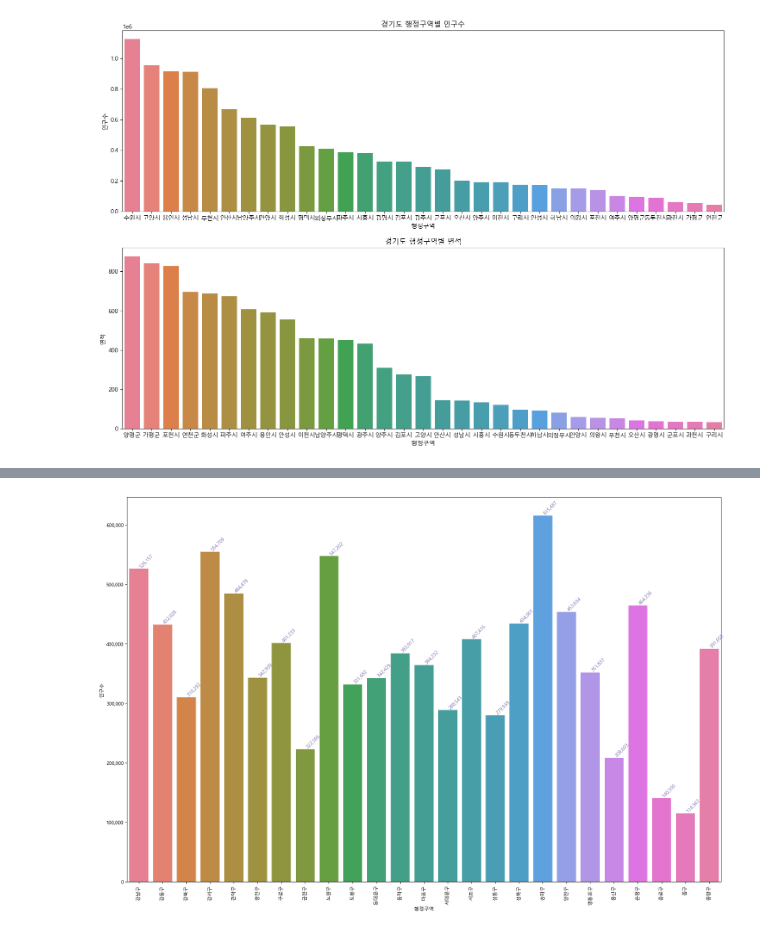
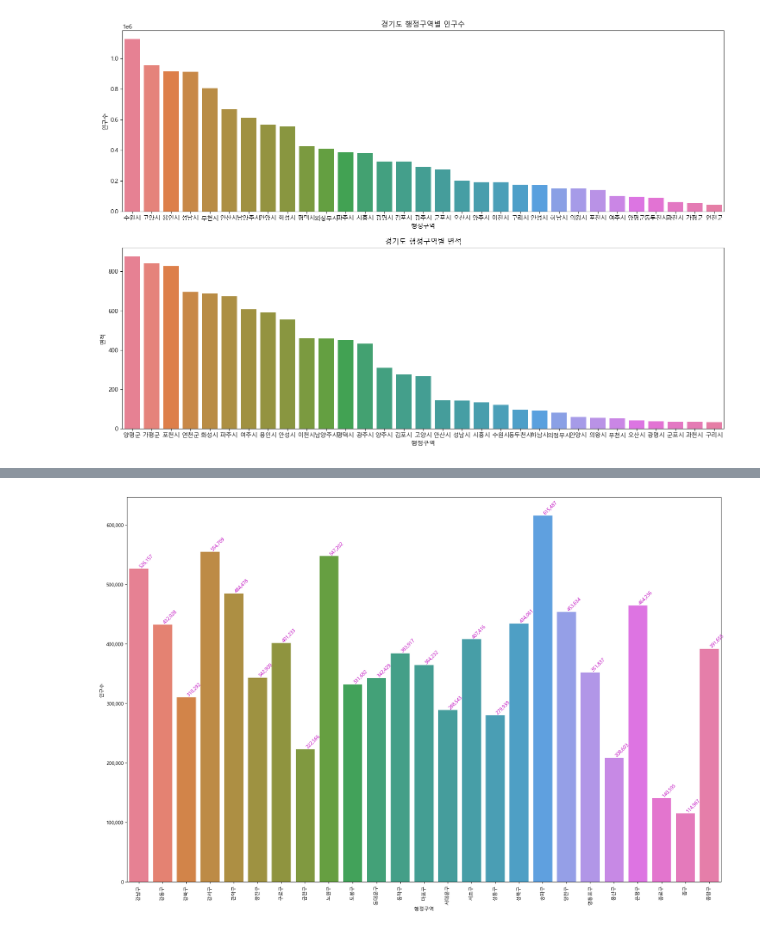
Before and after one commit to AhnHuiyun/Python_Webscraping_Analysis, a Jupyter notebook: 03-1.행정구역정보_분석과시각화.ipynb, the cells around one changed output, grey strips where cells are left out. Saved outputs shown, nothing was run; the diff lists cells and outputs as text; code cells hidden in the pictures.

```diff
--- a/03-1.행정구역정보_분석과시각화.ipynb
+++ b/03-1.행정구역정보_분석과시각화.ipynb
@@ -460,6 +527,7 @@ data.columns
 Index(['Unnamed: 0', '인구수', 'shortName', 'x', 'y', '면적', '광역시도', '행정구역'], dtype='object')
 # %%
 # 'Unnamed: 0' 컬럼명을 'seq' 로 변경한다. 원본 객체는 변경되지 않고 변경된 결과만 출력함
+data.rename(columns={'Unnamed: 0':'seq'}, inplace=False)
 # %% [output]
 |  | seq | 인구수 | shortName | x | y | 면적 | 광역시도 | 행정구역 |
 | 0 | 0 | 202520 | 강릉 | 11 | 4 | 1040.07 | 강원도 | 강릉시 |
@@ -476,3 +544,4 @@ Index(['Unnamed: 0', '인구수', 'shortName', 'x', 'y', '면적', '광역시도
 229 rows × 8 columns
 # %%
 #원본 객체가 변경되고 변경된 결과는 출력하지 않는다.
+data.rename(columns={'Unnamed: 0':'seq'}, inplace=True)
@@ -481,2 +548,3 @@ Index(['seq', '인구수', 'shortName', 'x', 'y', '면적', '광역시도', '행
 # %%
-# seq 컬럼을 인덱스로 변경한다 ( 원본 객체가 변경됨 )
+# set_index() 함수를 사용하여 seq 컬럼을 인덱스로 변경한다 ( 원본 객체가 변경됨 )
+data.set_index('seq', inplace=True)
@@ -828,0 +924,3 @@ plt.show()
+# %%
+for i, v in enumerate(seoul_df["인구수"].items()):
+    print(i,v[1])
@@ -829,16 +945,18 @@ plt.show()
 # %%
-# figure, ax1 = plt.subplots(nrows=1, ncols=1)
-# figure.set_size_inches(18,12)
-# sns.barplot(data=seoul_df, x="행정구역", y="인구수", ax=ax1,hue='행정구역')
+figure, ax1 = plt.subplots(nrows=1, ncols=1)
+figure.set_size_inches(18,12)
+sns.barplot(data=seoul_df, x="행정구역", y="인구수", ax=ax1, hue='행정구역')
 
 #y축의 label값에 ,(콤마) 출력하기
-# ax1.get_yaxis().set_major_formatter(plt.FuncFormatter(lambda x, loc: "{:,}".format(int(x))))
+ax1.get_yaxis().set_major_formatter(plt.FuncFormatter(lambda x, loc: "{:,}".format(int(x))))
 
+for item in ax1.get_xticklabels():
+    #print(item)
+    item.set_rotation(90)
 
-# for item in ax1.get_xticklabels():
-#     item.set_rotation(90)
-# for i, v in enumerate(seoul_df["인구수"].items()):
-#     ax1.text(i ,v[1], "{:,}".format(v[1]), color='m', va ='bottom', rotation=45)
-# plt.tight_layout()
+for i, v in enumerate(seoul_df["인구수"].items()):
+    ax1.text(i ,v[1], "{:,}".format(v[1]), color='m', va ='bottom', rotation=45)
+plt.tight_layout()
+plt.show()
 # %% [output]
-[figure, old version]
+[figure, new version]
```
Also changed, not shown: parts of 46 cells of this notebook, 15 other files.
